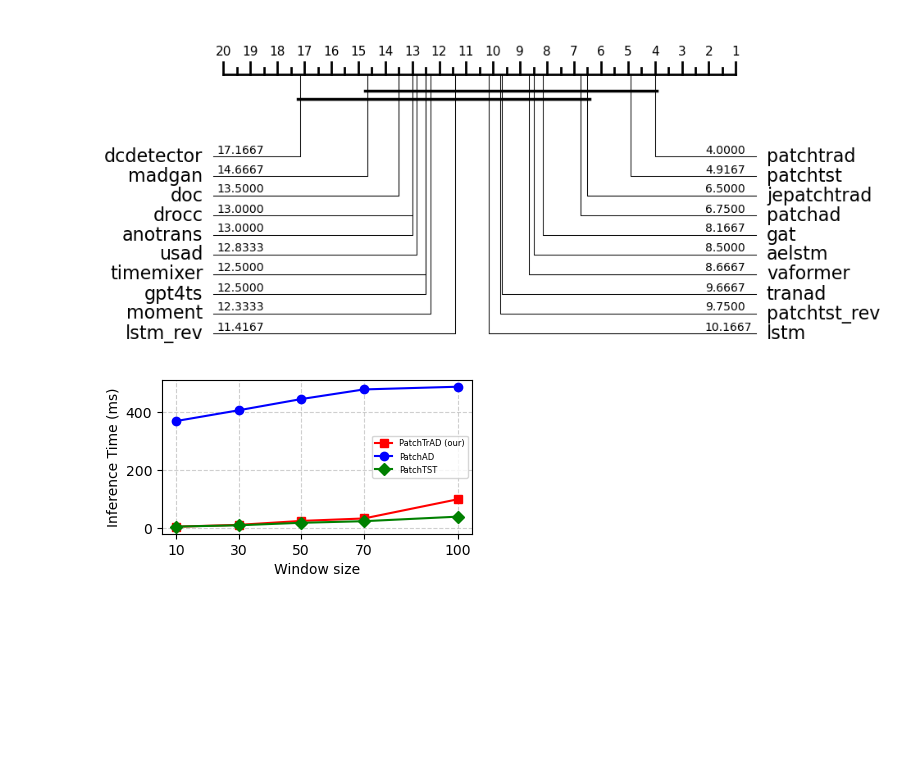
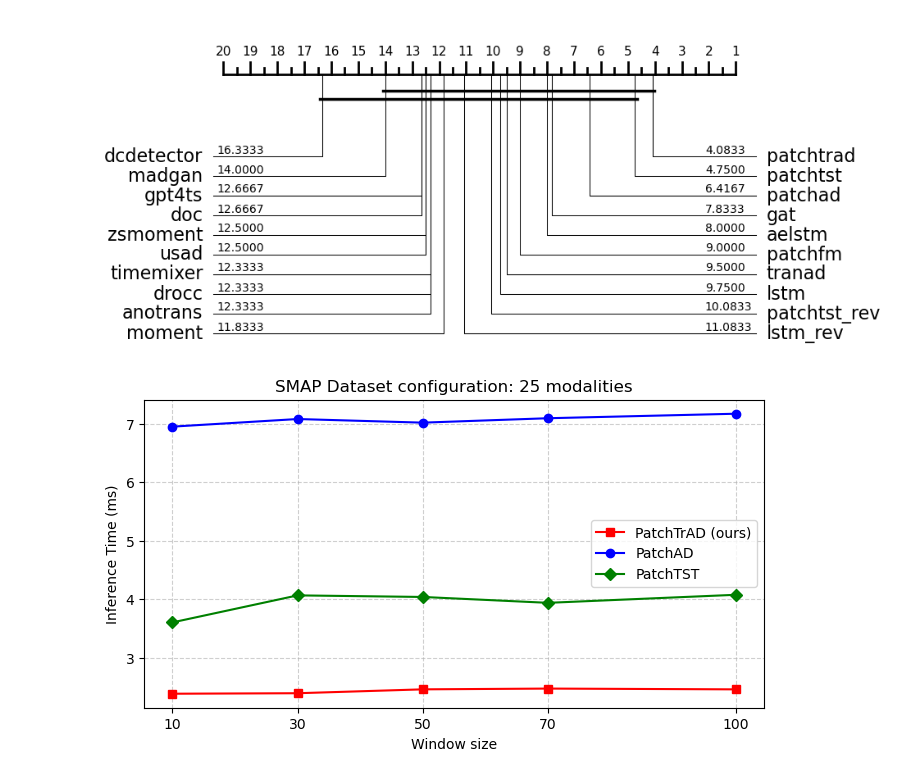
Before and after one commit to vilhess/DL4TSAD, a Jupyter notebook: visu.ipynb, the cells around one changed output. Drawn from its saved outputs; the diff is of its cells as text; code cells hidden in the pictures; blank space fills up the shorter version.

```diff
--- a/visu.ipynb
+++ b/visu.ipynb
@@ -28,10 +29,11 @@ results_show
 # %%
-results.drop(['catch'], axis=0, inplace=True)
 results = results.T
 methods = results.columns
 plot = plot_critical_difference(results.values, methods, alpha=0.05, width=8, test='nemenyi')
+
+#plt.savefig("results/auc_critical_difference.pdf", format='pdf', bbox_inches='tight')
 # %% [output]
-[figure, old version]
+[figure, new version]
 # %%
 # Inference Speed for PatchAD, PatchTrAD, TranAD on the SWaT Dataset
 
@@ -50,28 +52,34 @@ from types import SimpleNamespace
 
 DEVICE="cuda"
 
+dataset = "smap"
+dataset_config = yaml.safe_load(open(f"conf/dataset/{dataset}.yaml"))
+in_dim = dataset_config["in_dim"]
+
 wss = [10, 30, 50, 70, 100]
 inference_times = {model: [] for model in ['PatchAD', 'PatchTrAD', 'PatchTST']}
 for ws in wss:
 
-    patchad_conf = yaml.safe_load(open("conf/dataset_model/patchad/swat.yaml"))
+    patchad_conf = yaml.safe_load(open(f"conf/dataset_model/patchad/{dataset}.yaml"))
     patchad_conf["ws"]=ws-1
     patchad_conf["len_loader"] = 20
+    patchad_conf["in_dim"] = in_dim
     patchad = PatchADLit(SimpleNamespace(**patchad_conf))
-    patchtrad_conf = yaml.safe_load(open("conf/dataset_model/patchtrad/swat.yaml"))
+    patchtrad_conf = yaml.safe_load(open(f"conf/dataset_model/patchtrad/{dataset}.yaml"))
     patchtrad_conf["ws"]=ws-1
     patchtrad_conf["len_loader"] = 20
+    patchtrad_conf["in_dim"] = in_dim
     patchtrad = PatchTradLit(SimpleNamespace(**patchtrad_conf))
-    patchtst_conf = yaml.safe_load(open("conf/dataset_model/patchtst/swat.yaml"))
+    patchtst_conf = yaml.safe_load(open(f"conf/dataset_model/patchtst/{dataset}.yaml"))
     patchtst_conf["ws"]=ws-1
     patchtst_conf["len_loader"] = 20
+    patchtst_conf["in_dim"] = in_dim
     patchtst = PatchTSTLit(SimpleNamespace(**patchtst_conf))
     #catch_conf = yaml.safe_load(open("conf/dataset_model/catch/swat.yaml"))
     #catch_conf["ws"]=ws-1
     #catch = CATCHModel(SimpleNamespace(**catch_conf))
 
-
-    x = torch.randn(128, ws, 51)
+    x = torch.randn(1, ws, in_dim)
 
     models = {
         "PatchAD": patchad,
@@ -79,7 +87,7 @@ for ws in wss:
         "PatchTST": patchtst
         }
 
-    def measure_inference_speed(model, x, device="cuda", runs=50):
+    def measure_inference_speed(model, x, device="cuda", runs=500):
         x = x.to(device)
         model = model.to(device)
         model.eval()
@@ -100,36 +108,36 @@ for ws in wss:
         avg_time = np.mean(times) * 1000
         model = model.cpu()
         return avg_time
 
 
     for name, model in models.items():
         inference_times[name].append(measure_inference_speed(model, x))
 
 inference_times = {k: v for k, v in zip(['PatchTrAD', 'PatchAD', 'PatchTST'], [inference_times['PatchTrAD'], inference_times['PatchAD'], inference_times['PatchTST']])}
 
 col = {
     "PatchAD": "blue",
     "PatchTrAD": "red",
     "PatchTST": "green",
 }
 markers = {
     "PatchAD": "o",
     "PatchTrAD": "s",
     "PatchTST": "D",
 }
 
-plt.figure(figsize=(4, 2))
+plt.figure(figsize=(8, 4))
 
 for name, values in inference_times.items():
     # different color and linestyle for each model
-    plt.plot(wss, values, label=name+" (our)" if name=="PatchTrAD" else name, color=col[name], linestyle='-', marker=markers[name])
+    plt.plot(wss, values, label=name+" (ours)" if name=="PatchTrAD" else name, color=col[name], linestyle='-', marker=markers[name])
 # patchtrad above in legend
-plt.legend(fontsize=6)
+plt.legend(fontsize=10)
 plt.xticks(wss)
 plt.xlabel("Window size")
 plt.ylabel("Inference Time (ms)")
-#plt.title("Inference Speed Comparison based on SWaT Dataset configuration for multiple window size")
+plt.title(f"SMAP Dataset configuration: {in_dim} modalities")
 plt.grid(True, linestyle="--", alpha=0.6)
-plt.savefig("infspeed.png", bbox_inches="tight")
+plt.savefig("infspeed_smap.pdf", bbox_inches="tight")
 # %% [output]
-[figure, old version]
+[figure, new version]
```
Also changed, not shown: parts of 3 cells of this notebook, 39 other files.
